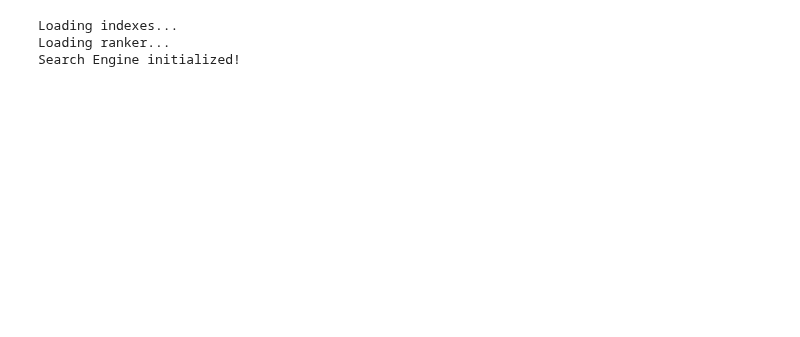
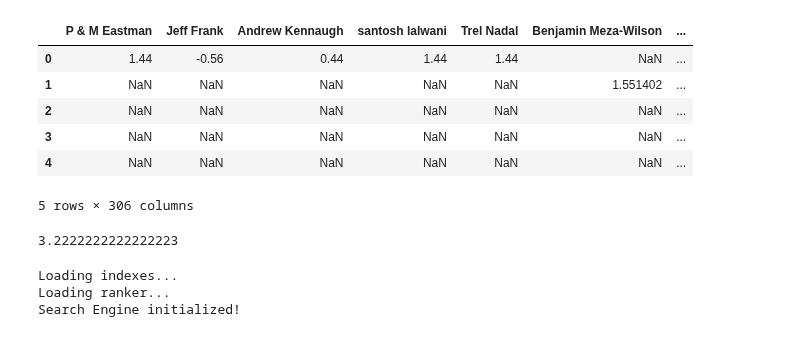
Before and after one commit to priest-yang/Electrifind, a Jupyter notebook: src/evaluation.ipynb, the cells around one changed output. Saved outputs shown, nothing was run; the diff lists cells and outputs as text; code cells hidden in the pictures; blank space fills up the shorter version.

```diff
--- a/src/evaluation.ipynb
+++ b/src/evaluation.ipynb
@@ -12 +45,17 @@ RELEVANCE_TEST_PATH = DATA_PATH + 'relevance.dev.csv'
+# %%
+row_means = score_index.mean(axis=1, skipna=True)
+score_index = score_index.apply(lambda row: row - row_means[row.name] if np.isfinite(row.sum()) else row, axis=1)
+score_index.head()
+# %% [output]
+|  | P & M Eastman | Jeff Frank | Andrew Kennaugh | santosh lalwani | Trel Nadal | Benjamin Meza-Wilson | ... |
+| 0 | 1.44 | -0.56 | 0.44 | 1.44 | 1.44 | NaN | ... |
+| 1 | NaN | NaN | NaN | NaN | NaN | 1.551402 | ... |
+| 2 | NaN | NaN | NaN | NaN | NaN | NaN | ... |
+| 3 | NaN | NaN | NaN | NaN | NaN | NaN | ... |
+| 4 | NaN | NaN | NaN | NaN | NaN | NaN | ... |
+5 rows × 306 columns
+# %%
+ranker.row_means[50]
+# %% [output]
+3.2222222222222223
 # %%
```
Also changed, not shown: parts of 5 cells of this notebook, 3 other files.
